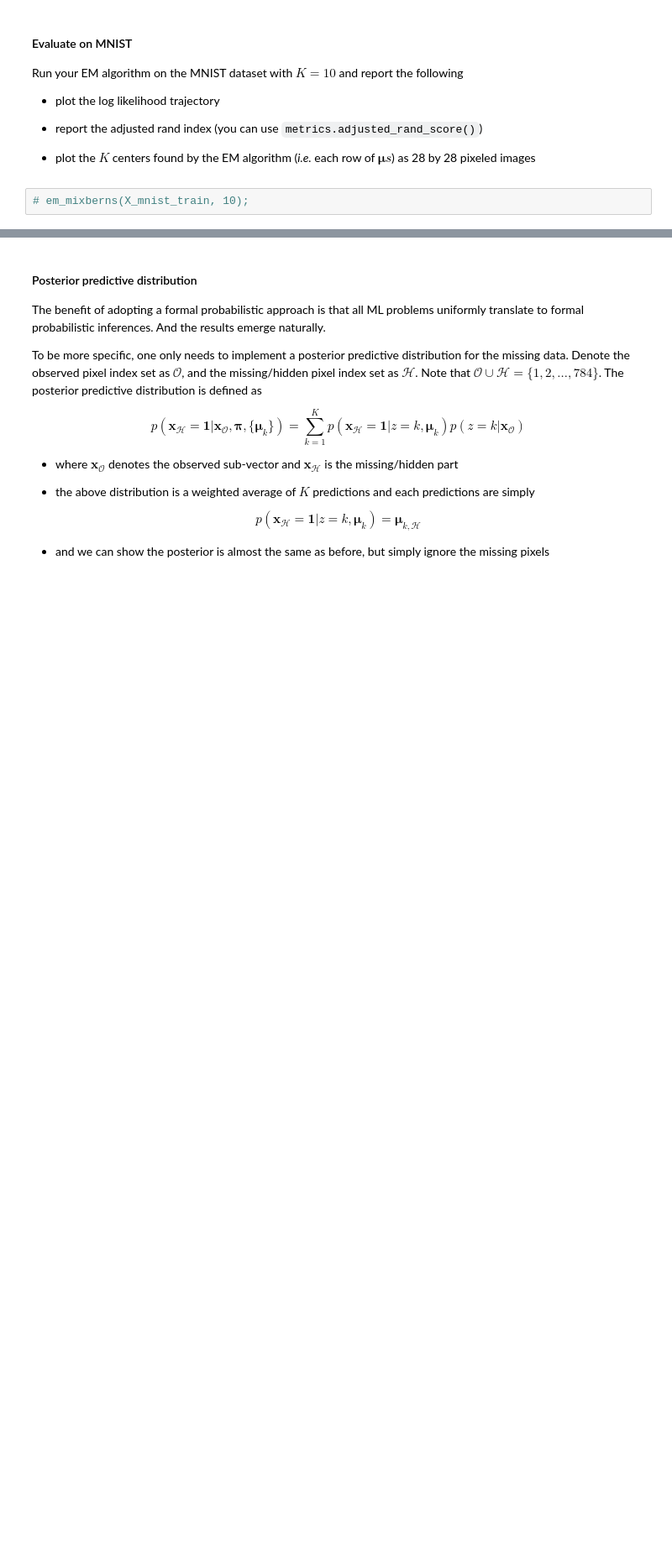
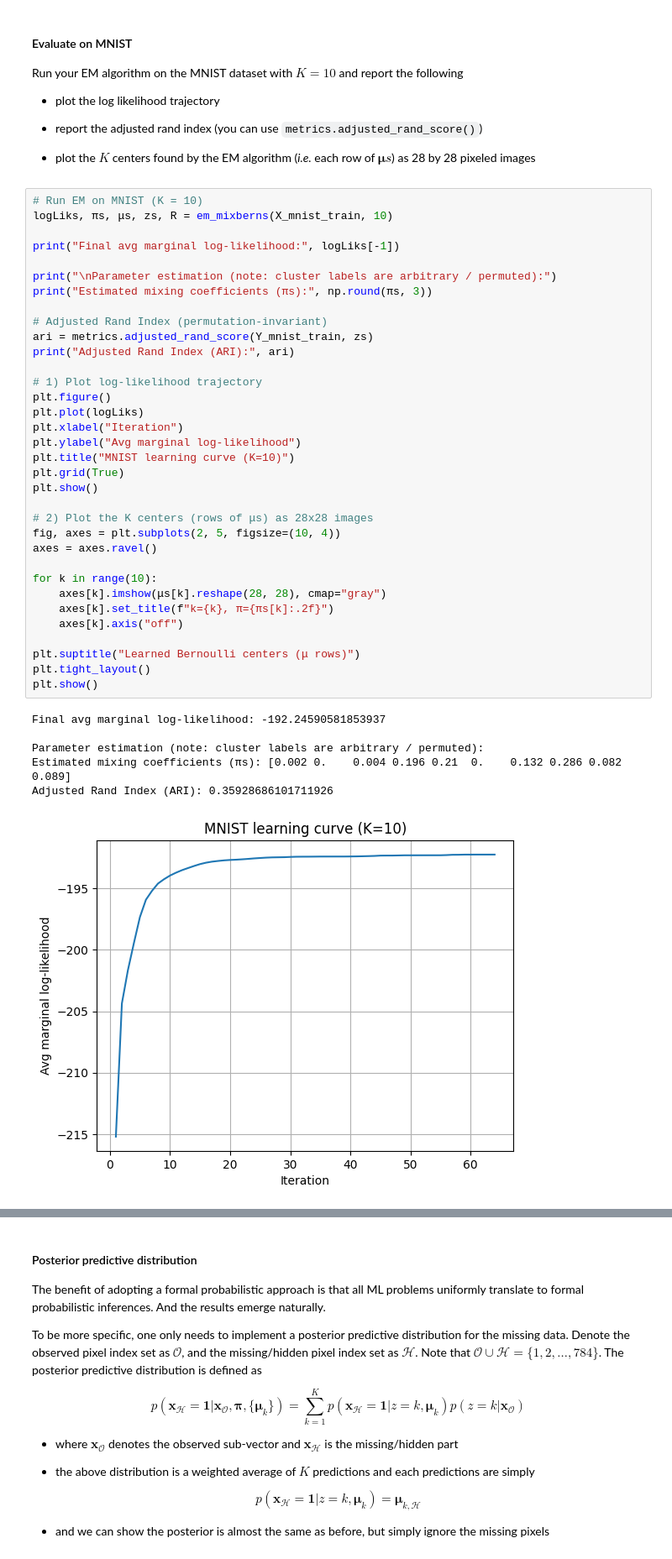
Before and after one commit to martinthuriaux/CS5016, a Jupyter notebook: CS5016_P1(V1).ipynb, the cells around one changed output, grey strips where cells are left out. Shown at 84% size. Drawn from its saved outputs; the diff is of its cells as text; blank space fills up the shorter version.

```diff
--- a/CS5016_P1(V1).ipynb
+++ b/CS5016_P1(V1).ipynb
@@ -299,4 +472,43 @@ Run your EM algorithm on the MNIST dataset with $K=10$ and report the following
 
 * plot the $K$ centers found by the EM algorithm (*i.e.* each row of $\boldsymbol{\mu}s$) as 28 by 28 pixeled images
 # %%
-# em_mixberns(X_mnist_train, 10);
+# Run EM on MNIST (K = 10)
+logLiks, πs, μs, zs, R = em_mixberns(X_mnist_train, 10)
+
+print("Final avg marginal log-likelihood:", logLiks[-1])
+
+print("\nParameter estimation (note: cluster labels are arbitrary / permuted):")
+print("Estimated mixing coefficients (πs):", np.round(πs, 3))
+
+# Adjusted Rand Index (permutation-invariant)
+ari = metrics.adjusted_rand_score(Y_mnist_train, zs)
+print("Adjusted Rand Index (ARI):", ari)
+
+# 1) Plot log-likelihood trajectory
+plt.figure()
+plt.plot(logLiks)
+plt.xlabel("Iteration")
+plt.ylabel("Avg marginal log-likelihood")
+plt.title("MNIST learning curve (K=10)")
+plt.grid(True)
+plt.show()
+
+# 2) Plot the K centers (rows of μs) as 28x28 images
+fig, axes = plt.subplots(2, 5, figsize=(10, 4))
+axes = axes.ravel()
+
+for k in range(10):
+    axes[k].imshow(μs[k].reshape(28, 28), cmap="gray")
+    axes[k].set_title(f"k={k}, π={πs[k]:.2f}")
+    axes[k].axis("off")
+
+plt.suptitle("Learned Bernoulli centers (μ rows)")
+plt.tight_layout()
+plt.show()
+# %% [output]
+Final avg marginal log-likelihood: -192.24590581853937
+
+Parameter estimation (note: cluster labels are arbitrary / permuted):
+Estimated mixing coefficients (πs): [0.002 0.    0.004 0.196 0.21  0.    0.132 0.286 0.082 0.089]
+Adjusted Rand Index (ARI): 0.35928686101711926
+[figure, added]
```
Also changed, not shown: parts of 8 cells of this notebook.
